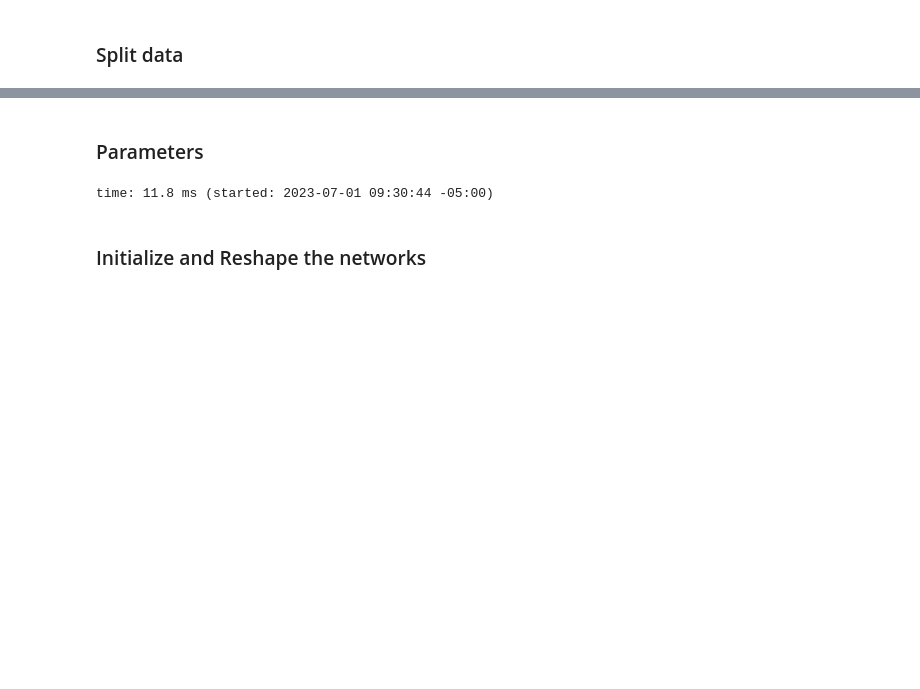
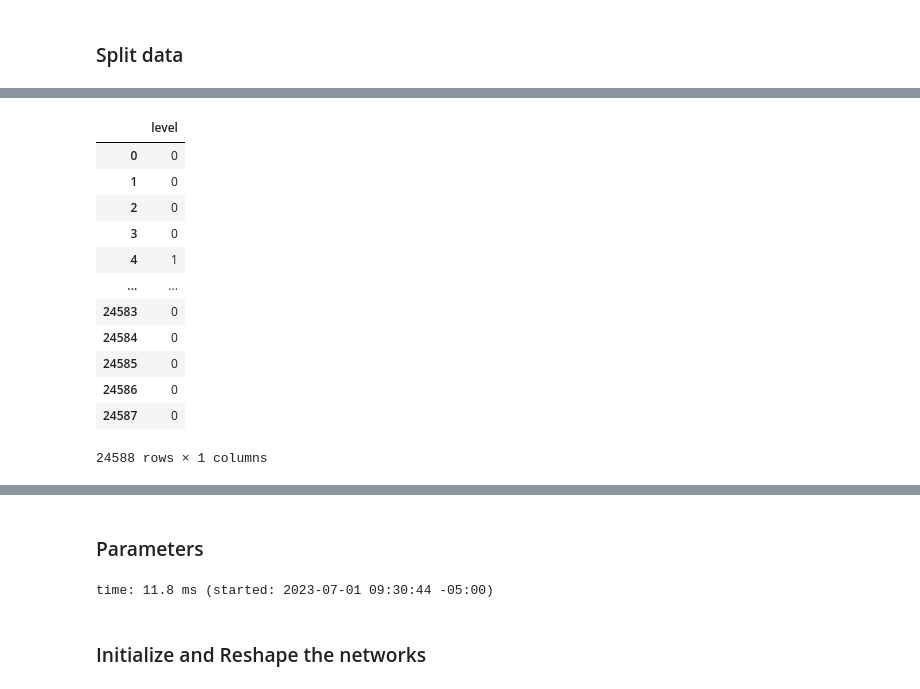
Before and after one commit to win7/GC_DiabeticRetinopathies, a Jupyter notebook: Go_transfer_learning_template.ipynb, the cells around one changed output, grey strips where cells are left out. Drawn from its saved outputs; the diff is of its cells as text; code cells hidden in the pictures; blank space fills up the shorter version.

```diff
--- a/Go_transfer_learning_template.ipynb
+++ b/Go_transfer_learning_template.ipynb
@@ -421,0 +512,17 @@ time: 4.55 ms (started: 2023-07-01 09:30:44 -05:00)
+# %%
+df_y = df.iloc[:, -1:]
+df_y
+# %% [output]
+|  | level |
+| 0 | 0 |
+| 1 | 0 |
+| 2 | 0 |
+| 3 | 0 |
+| 4 | 1 |
+| ... | ... |
+| 24583 | 0 |
+| 24584 | 0 |
+| 24585 | 0 |
+| 24586 | 0 |
+| 24587 | 0 |
+24588 rows × 1 columns
```
Also changed, not shown: parts of 22 cells of this notebook.
